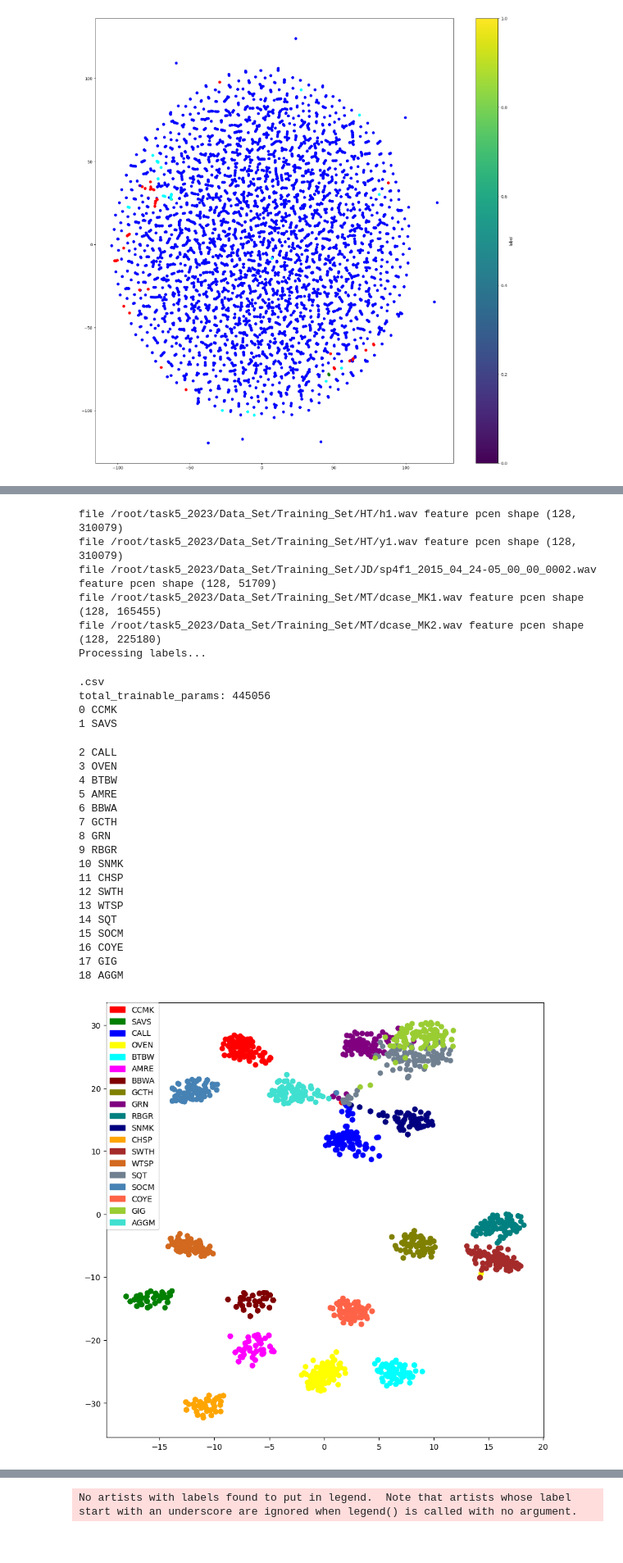
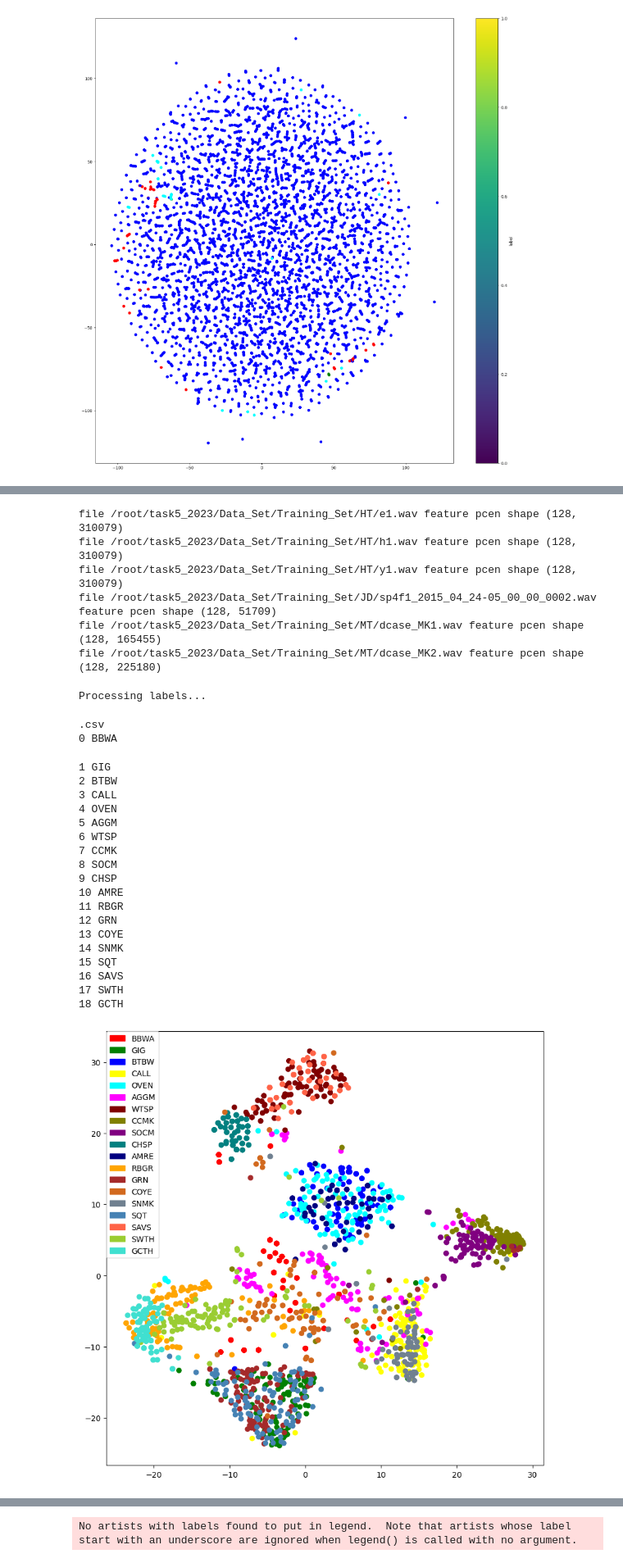
Before and after one commit to wty0511/MSc_Individual_Project, a Jupyter notebook: Untitled-1.ipynb, the cells around one changed output, grey strips where cells are left out. Shown at 82% size. Saved outputs shown, nothing was run; the diff lists cells and outputs as text; code cells hidden in the pictures.

```diff
--- a/Untitled-1.ipynb
+++ b/Untitled-1.ipynb
@@ -147,6 +147,7 @@ import matplotlib.pyplot as plt
 from src.models.ProtoMAML import ProtoMAML
 from src.models.ProtoMAML_proxy import *
 from src.models.TrinetMAML_copy import *
+from src.models.SiameseMAML_copy import *
 if not GlobalHydra().is_initialized():
     initialize(config_path="./")
 import matplotlib.patches as mpatches
@@ -154,7 +155,7 @@ import matplotlib.patches as mpatches
 
 cfg = compose(config_name="config_maml.yaml")
 
-save_file = r"/root/task5_2023/Checkpoints/Proto_MAML_10way_5step_convnet_2/Model/best_model.pth"
+save_file = r"/root/task5_2023/Checkpoints/SNN_MAML_10way_5step_convnetfwlarge_1/Model/best_model.pth"
 #
 color_dict = {
     0: '#FF0000',  # 红色
@@ -187,9 +188,10 @@ config = checkpoint['config']
 train_dataset = ClassDataset(cfg, mode = 'train', same_class_in_different_file=True, debug= False)
 classes = train_dataset.classes
 classes = list(classes)
-model = ProtoMAML(config).to('cuda' if torch.cuda.is_available() else 'cpu')
+# model = ProtoMAML(config).to('cuda' if torch.cuda.is_available() else 'cpu')
 # model = ProtoMAML_proxy(config).to('cuda' if torch.cuda.is_available() else 'cpu')
 # model = TNNMAML(config).to('cuda' if torch.cuda.is_available() else 'cpu')
+model = SNNMAML(config).to('cuda' if torch.cuda.is_available() else 'cpu')
 model.load_state_dict(model_state)
 model.eval()
 feat = []
@@ -205,7 +207,7 @@ for k, class_  in enumerate(classes):
         labels.append(k)
 
 
-tsne = TSNE(n_components=2, random_state=1, perplexity= 120)
+tsne = TSNE(n_components=2, random_state=2, perplexity= 120)
 data_2d = tsne.fit_transform(feat)
 coloars = [color_dict[label] for label in labels]
 
@@ -235,31 +236,31 @@ file /root/task5_2023/Data_Set/Training_Set/HT/e1.wav feature pcen shape (128, 3
+file /root/task5_2023/Data_Set/Training_Set/HT/e1.wav feature pcen shape (128, 310079)
 file /root/task5_2023/Data_Set/Training_Set/HT/h1.wav feature pcen shape (128, 310079)
 file /root/task5_2023/Data_Set/Training_Set/HT/y1.wav feature pcen shape (128, 310079)
 file /root/task5_2023/Data_Set/Training_Set/JD/sp4f1_2015_04_24-05_00_00_0002.wav feature pcen shape (128, 51709)
 file /root/task5_2023/Data_Set/Training_Set/MT/dcase_MK1.wav feature pcen shape (128, 165455)
 file /root/task5_2023/Data_Set/Training_Set/MT/dcase_MK2.wav feature pcen shape (128, 225180)
-Processing labels...
-.csv
-total_trainable_params: 445056
-0 CCMK
-1 SAVS
+Processing labels...
-2 CALL
-3 OVEN
-4 BTBW
-5 AMRE
-6 BBWA
-7 GCTH
-8 GRN
-9 RBGR
-10 SNMK
-11 CHSP
-12 SWTH
-13 WTSP
-14 SQT
-15 SOCM
-16 COYE
-17 GIG
-18 AGGM
+.csv
+0 BBWA
+1 GIG
+2 BTBW
+3 CALL
+4 OVEN
+5 AGGM
+6 WTSP
+7 CCMK
+8 SOCM
+9 CHSP
+10 AMRE
+11 RBGR
+12 GRN
+13 COYE
+14 SNMK
+15 SQT
+16 SAVS
+17 SWTH
+18 GCTH
-[figure, old version]
+[figure, new version]
 # %%
 from src.utils.class_dataset import *
 from src.models.MAML import *
```
Also changed, not shown: parts of 3 cells of this notebook, 17 other files.
